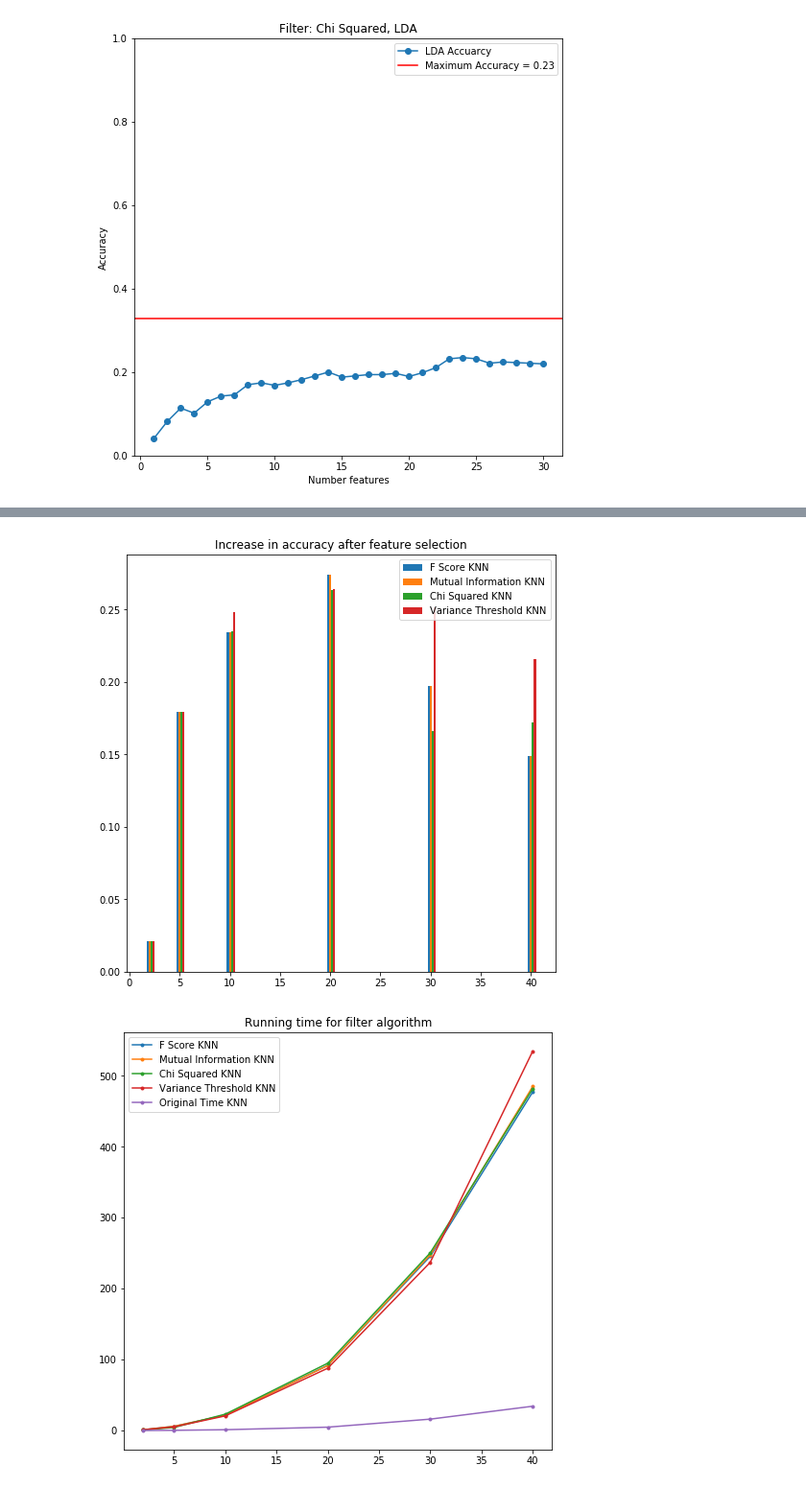
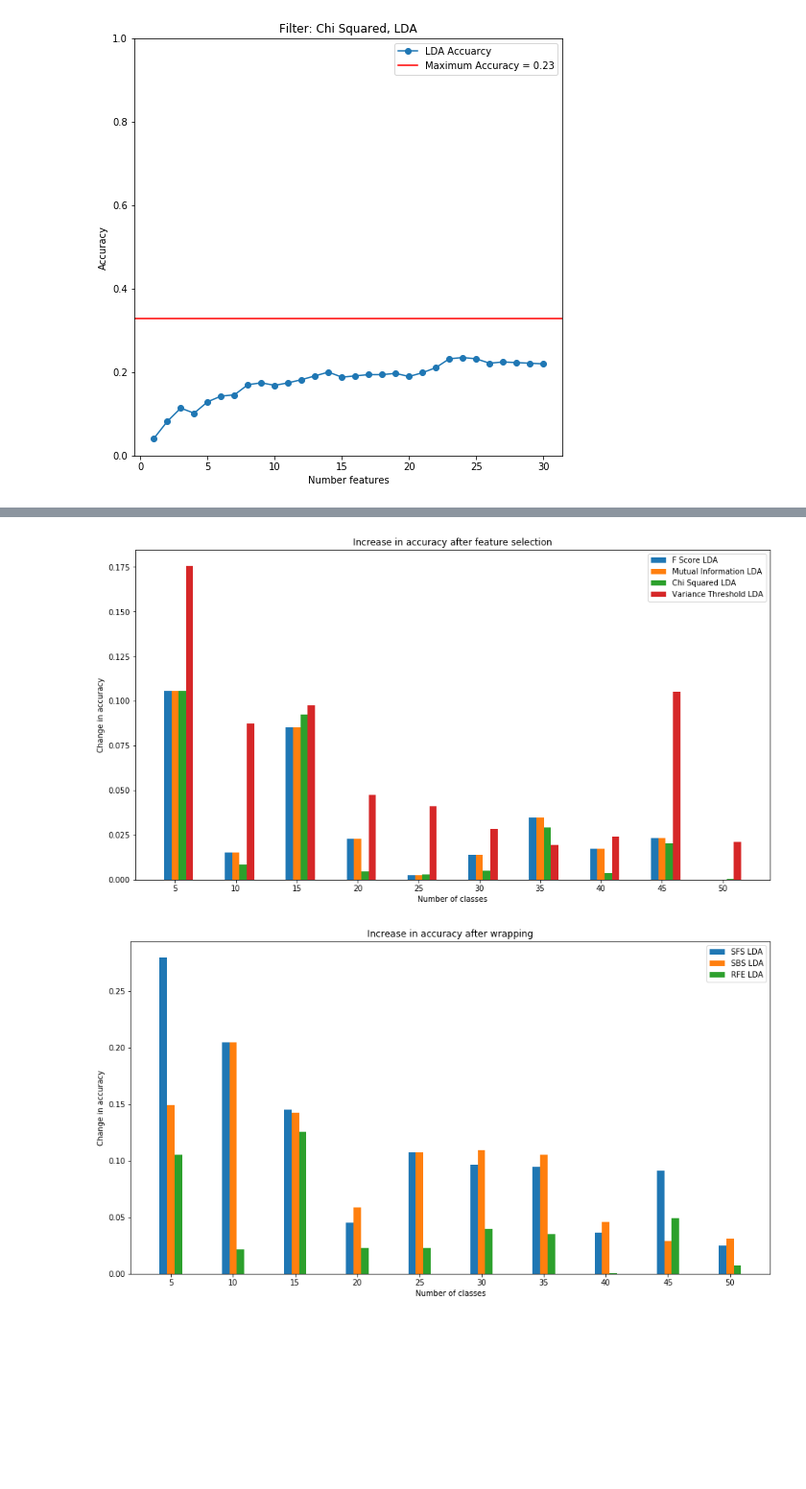
Before and after one commit to sebastiandro/MVE440-Project-3, a Jupyter notebook: SebastianN_filtering.ipynb, the cells around one changed output, grey strips where cells are left out. Shown at 96% size. Drawn from its saved outputs; the diff is of its cells as text; code cells hidden in the pictures; blank space fills up the shorter version.

Commit message:
Wrapping and Filtering evaluation

```diff
--- a/SebastianN_filtering.ipynb
+++ b/SebastianN_filtering.ipynb
@@ -37,7 +37,7 @@ X_train, X_test, y_train, y_test = train_test_split(
 # %% [markdown]
 ### Original Classification using KNN
 # %%
-def orig_class(X_train, X_test, y_train, y_test, class_alg=KNeighborsClassifier()):
+def orig_class(X_train, X_test, y_train, y_test, class_alg=LinearDiscriminantAnalysis()):
 
     start_t = time.time()
     model = class_alg.fit(X_train,y_train)
@@ -51,7 +51,7 @@ def orig_class(X_train, X_test, y_train, y_test, class_alg=KNeighborsClassifier(
 # %% [markdown]
 ### Variance Threshold feature selection and classification
 # %%
-def vt_feat_sel(X_train, X_test, y_train, y_test, class_alg=KNeighborsClassifier()):
+def vt_feat_sel(X_train, X_test, y_train, y_test, class_alg=LinearDiscriminantAnalysis()):
 
     t_start = time.time()
     var = np.zeros(len(X_train[0,:]))
@@ -260,20 +336,56 @@ for i,nc in enumerate(nr_classes):
 # %%
+# ================== Accuracy ==================
+plt.figure(figsize=(15,8))
+bw = 0.6
 plt.title("Increase in accuracy after feature selection")
-plt.bar(nr_classes-0.2, f_score_accs-orig_accs, label="F Score KNN", width=0.2, align='center')
-plt.bar(nr_classes, mi_accs-orig_accs,  label="Mutual Information KNN",width=0.2)
-plt.bar(nr_classes+0.2, chi2_accs-orig_accs,  label="Chi Squared KNN",width=0.2)
-plt.bar(nr_classes+0.4, vt_accs-orig_accs,  label="Variance Threshold KNN",width=0.2)
+plt.bar(nr_classes-bw, f_score_accs-orig_accs, label="F Score LDA", width=bw, align='center')
+plt.bar(nr_classes, mi_accs-orig_accs,  label="Mutual Information LDA",width=bw)
+plt.bar(nr_classes+bw, chi2_accs-orig_accs,  label="Chi Squared LDA",width=bw)
+plt.bar(nr_classes+bw*2, vt_accs-orig_accs,  label="Variance Threshold LDA",width=bw)
 plt.legend()
+plt.xlabel('Number of classes')
+plt.ylabel('Change in accuracy')
+plt.xticks(nr_classes)
 plt.show()
 
-plt.title("Running time for filter algorithm")
-plt.plot(nr_classes, f_score_times, marker='.', label="F Score KNN")
-plt.plot(nr_classes, mi_times, marker='.', label="Mutual Information KNN")
-plt.plot(nr_classes, chi2_times, marker='.', label="Chi Squared KNN")
-plt.plot(nr_classes, vt_times, marker='.', label="Variance Threshold KNN")
-plt.plot(nr_classes, orig_times, marker='.', label="Original Time KNN")
+plt.figure(figsize=(15,8))
+plt.title("Increase in accuracy after wrapping")
+plt.bar(nr_classes-bw, sfs_accs-orig_accs, label="SFS LDA", width=bw, align='center')
+plt.bar(nr_classes, sbs_accs-orig_accs,  label="SBS LDA",width=bw)
+plt.bar(nr_classes+bw, rfe_accs-orig_accs,  label="RFE LDA",width=bw)
 plt.legend()
+plt.xlabel("Number of classes")
+plt.ylabel("Change in accuracy")
+plt.xticks(nr_classes)
 plt.show()
+
+
+# ================== Running Time ==================
+
+f, (ax1, ax2) = plt.subplots(1, 2, sharey=True, figsize=(15,8))
+
+f.figsize = (15,8)
+
+ax1.set_title("Running time for filter algorithm")
+ax1.plot(nr_classes, f_score_times, marker='.', label="F Score LDA")
+ax1.plot(nr_classes, mi_times, marker='.', label="Mutual Information LDA")
+ax1.plot(nr_classes, chi2_times, marker='.', label="Chi Squared LDA")
+ax1.plot(nr_classes, vt_times, marker='.', label="Variance Threshold LDA")
+ax1.plot(nr_classes, orig_times, marker='.', label="Original Time LDA")
+ax1.set_xlabel('Number of classes')
+ax1.set_ylabel('Running time (s)')
+ax1.legend()
+
+ax2.set_title("Running time for wrapping algorithm")
+ax2.plot(nr_classes, sfs_times, marker='.', label="SFS LDA")
+ax2.plot(nr_classes, sbs_times, marker='.', label="SBS LDA")
+ax2.plot(nr_classes, rfe_times, marker='.', label="RFE LDA")
+ax2.plot(nr_classes, orig_times, marker='.', label="Original Time LDA")
+ax2.set_xlabel("Number of classes")
+ax2.set_ylabel("Running time (s)")
+ax2.legend()
+
+plt.show()
 # %% [output]
-[figure, old version]
+[figure, new version]
-[figure, old version]
+[figure, new version]
```
Also changed, not shown: parts of 11 cells of this notebook, 1 other file.
